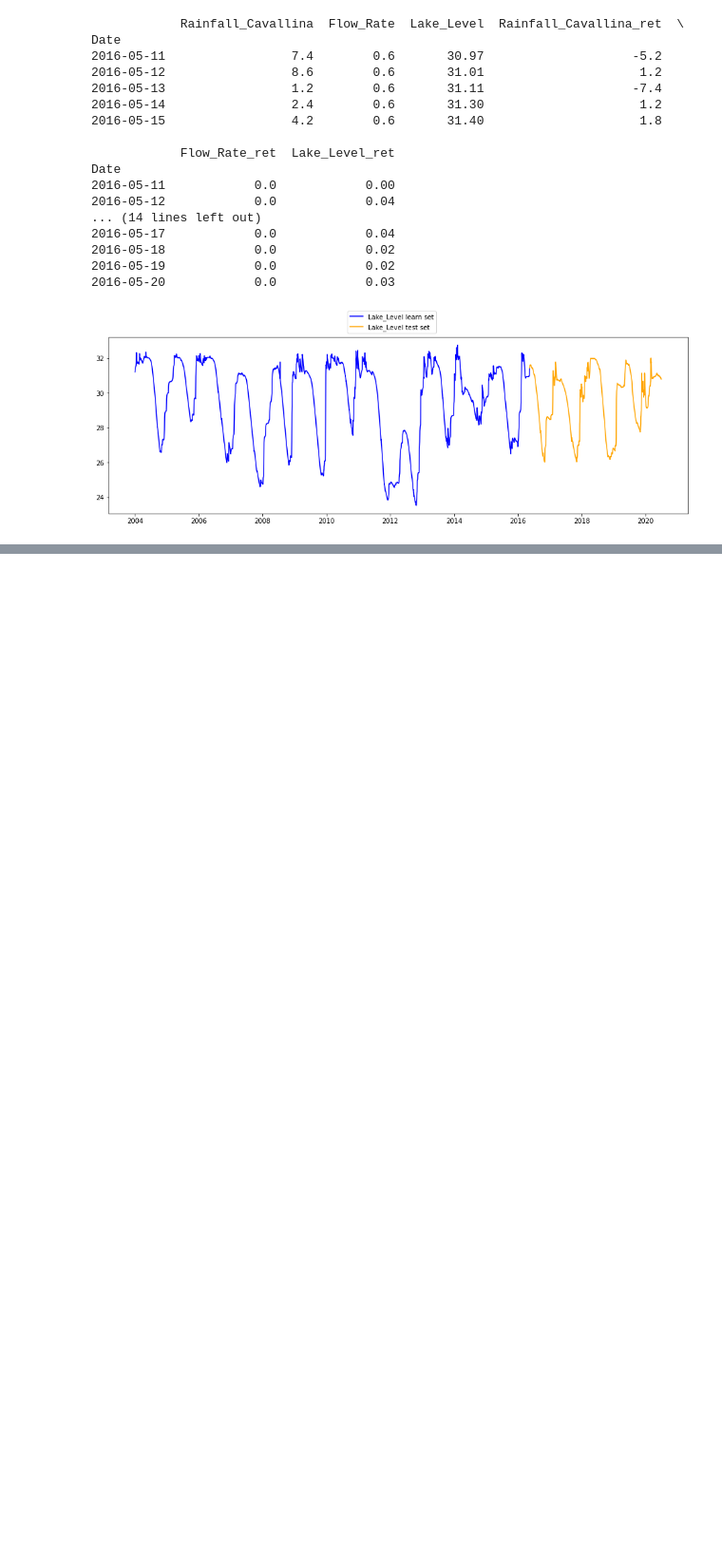
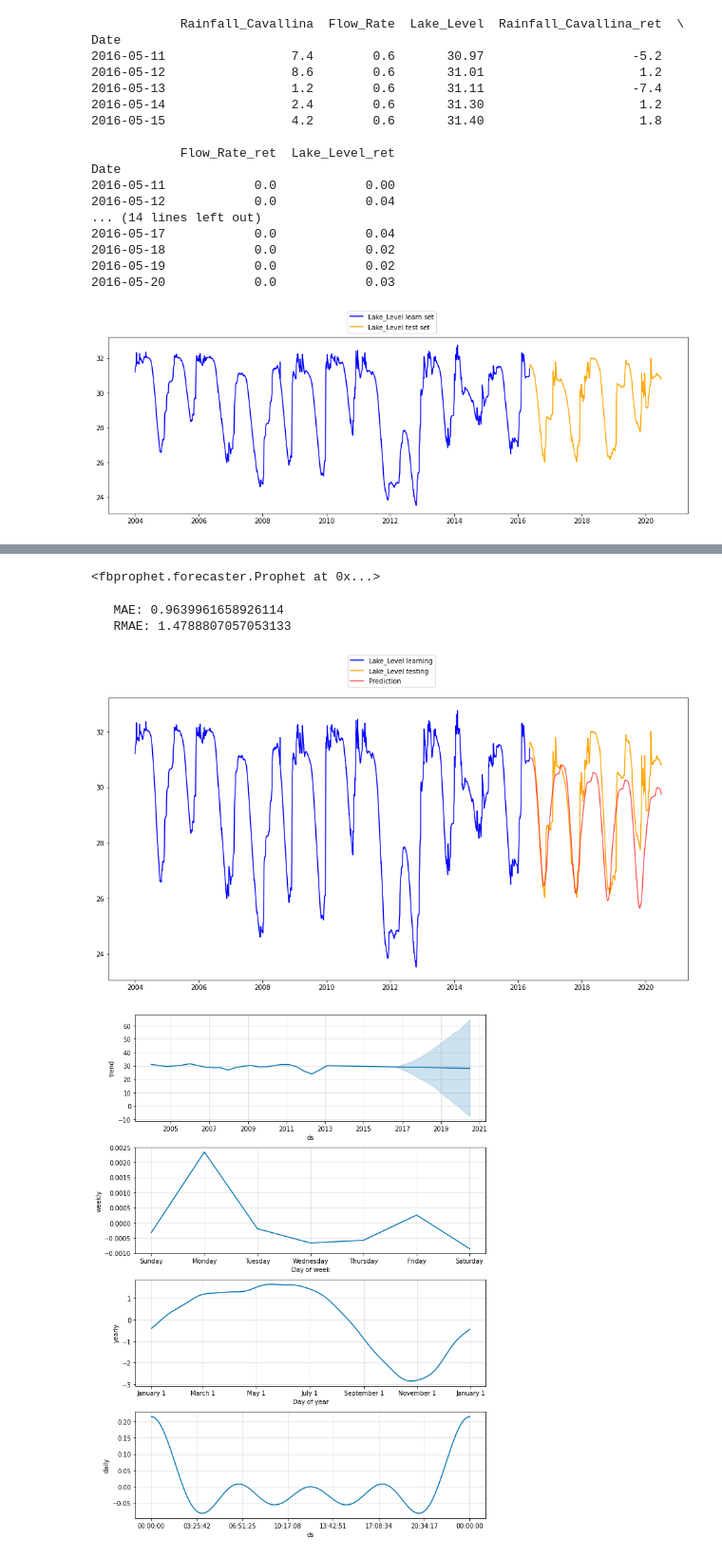
Before and after one commit to KlemenKozelj/master_thesis, a Jupyter notebook: 02_Lake_Bilancino_Time_Series.ipynb, the cells around one changed output, grey strips where cells are left out. Shown at 95% size. Drawn from its saved outputs; the diff is of its cells as text; code cells hidden in the pictures; blank space fills up the shorter version.

Commit message:
added prophet

```diff
--- a/02_Lake_Bilancino_Time_Series.ipynb
+++ b/02_Lake_Bilancino_Time_Series.ipynb
@@ -220,6 +223,10 @@ fig.legend(loc='upper center');
 
 print(df_learn.tail(5))
 print(df_test.head(5))
+
+def evaluate_ae(prediction, real_values):
+    print('   MAE: {}'.format(mean_absolute_error(prediction, real_values)))
+    print('   RMAE: {}'.format(mean_squared_error(prediction, real_values)))
 # %% [output]
             Rainfall_Cavallina  Flow_Rate  Lake_Level  Rainfall_Cavallina_ret  \
 Date
@@ -262,0 +249,33 @@ df_learn.head(5)
+# %%
+pm = Prophet(daily_seasonality=True)
+
+pm.fit(
+    pd.DataFrame({
+        'ds': df_learn.index,
+        'y': df_learn[['Lake_Level']].to_numpy().squeeze(),
+    })
+)
+# %% [output]
+<fbprophet.forecaster.Prophet at 0x...>
+# %%
+future = pm.make_future_dataframe(periods=len(df_test))
+
+forecast = pm.predict(future)
+
+df_test = df_test.assign(yhat = forecast.loc[forecast.ds >= df_test.index[0], ['yhat']].to_numpy())
+
+evaluate_ae(df_test['yhat'], df_test['Lake_Level'])
+
+fig, ax = plt.subplots(1, 1, figsize=(16, 8))
+ax.plot(df_learn['Lake_Level'], color='blue', label='Lake_Level learning')
+ax.plot(df_test['Lake_Level'], color='orange', label='Lake_Level testing')
+ax.plot(df_test['yhat'], color='red', label='Prediction', alpha=0.7)
+fig.legend(loc='upper center');
+
+# fig2 = pm.plot_components(forecast)
+fig1 = pm.plot(forecast)
+# %% [output]
+   MAE: 0.9639961658926114
+   RMAE: 1.4788807057053133
+[figure, added]
+[figure, added]
```
Also changed, not shown: parts of 6 cells of this notebook.
